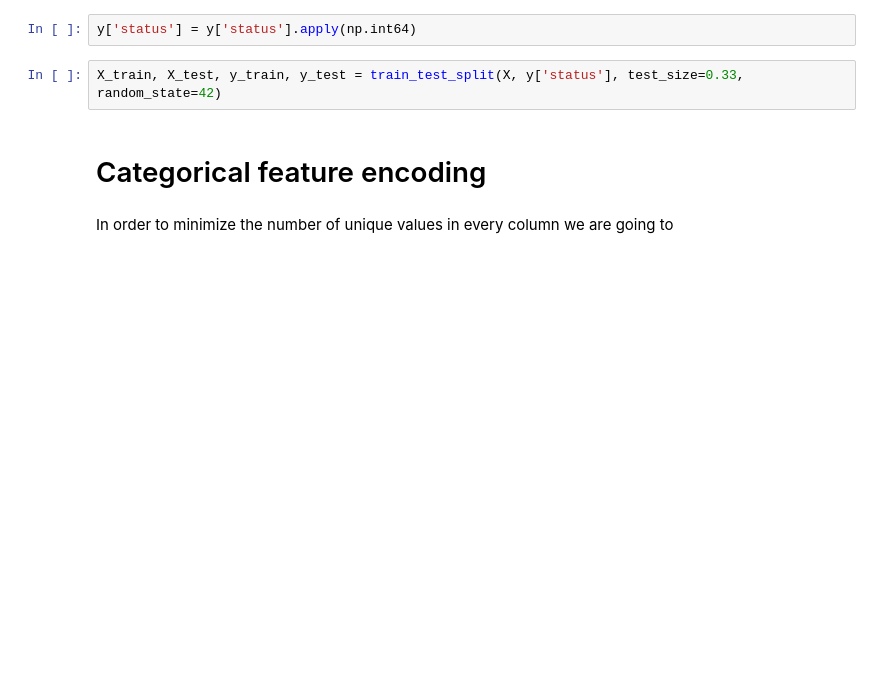
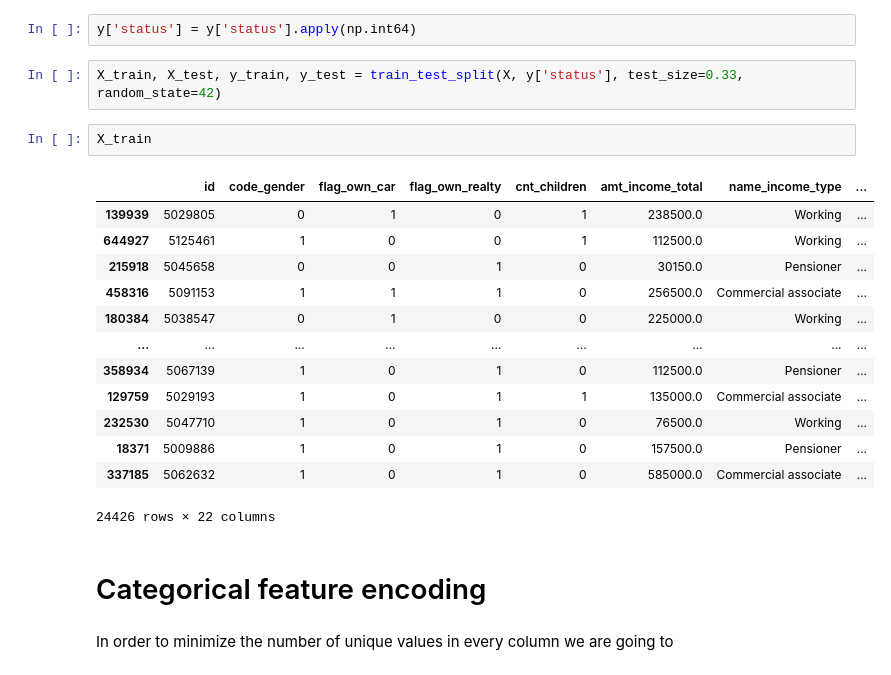
Before and after one commit to tamarshnirer/cc_aproval, a Jupyter notebook: project.ipynb, the cells around one changed output. Cells and saved outputs as stored; diff of their text form; blank space fills up the shorter version.

```diff
--- a/project.ipynb
+++ b/project.ipynb
@@ -535,6 +528,22 @@ for x in range(-60,-4):
 y['status'] = y['status'].apply(np.int64)
 # %%
 X_train, X_test, y_train, y_test = train_test_split(X, y['status'], test_size=0.33, random_state=42)
+# %%
+X_train
+# %% [output]
+|  | id | code_gender | flag_own_car | flag_own_realty | cnt_children | amt_income_total | name_income_type | ... |
+| 139939 | 5029805 | 0 | 1 | 0 | 1 | 238500.0 | Working | ... |
+| 644927 | 5125461 | 1 | 0 | 0 | 1 | 112500.0 | Working | ... |
+| 215918 | 5045658 | 0 | 0 | 1 | 0 | 30150.0 | Pensioner | ... |
+| 458316 | 5091153 | 1 | 1 | 1 | 0 | 256500.0 | Commercial associate | ... |
+| 180384 | 5038547 | 0 | 1 | 0 | 0 | 225000.0 | Working | ... |
+| ... | ... | ... | ... | ... | ... | ... | ... | ... |
+| 358934 | 5067139 | 1 | 0 | 1 | 0 | 112500.0 | Pensioner | ... |
+| 129759 | 5029193 | 1 | 0 | 1 | 1 | 135000.0 | Commercial associate | ... |
+| 232530 | 5047710 | 1 | 0 | 1 | 0 | 76500.0 | Working | ... |
+| 18371 | 5009886 | 1 | 0 | 1 | 0 | 157500.0 | Pensioner | ... |
+| 337185 | 5062632 | 1 | 0 | 1 | 0 | 585000.0 | Commercial associate | ... |
+24426 rows × 22 columns
 # %% [markdown]
 # Categorical feature encoding
 # %% [markdown]
```
Also changed, not shown: parts of 27 cells of this notebook.
